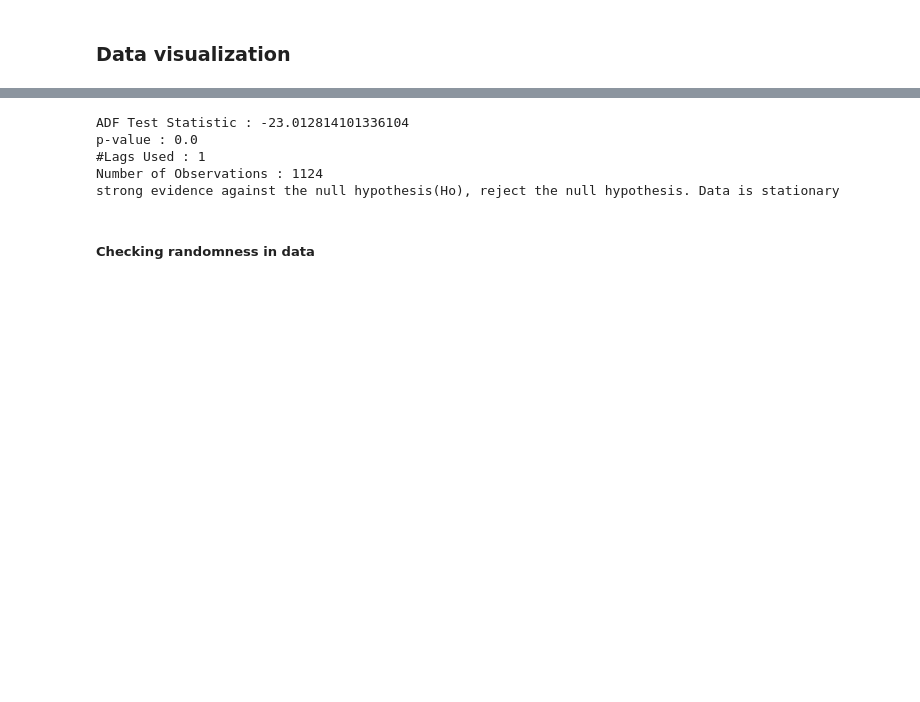
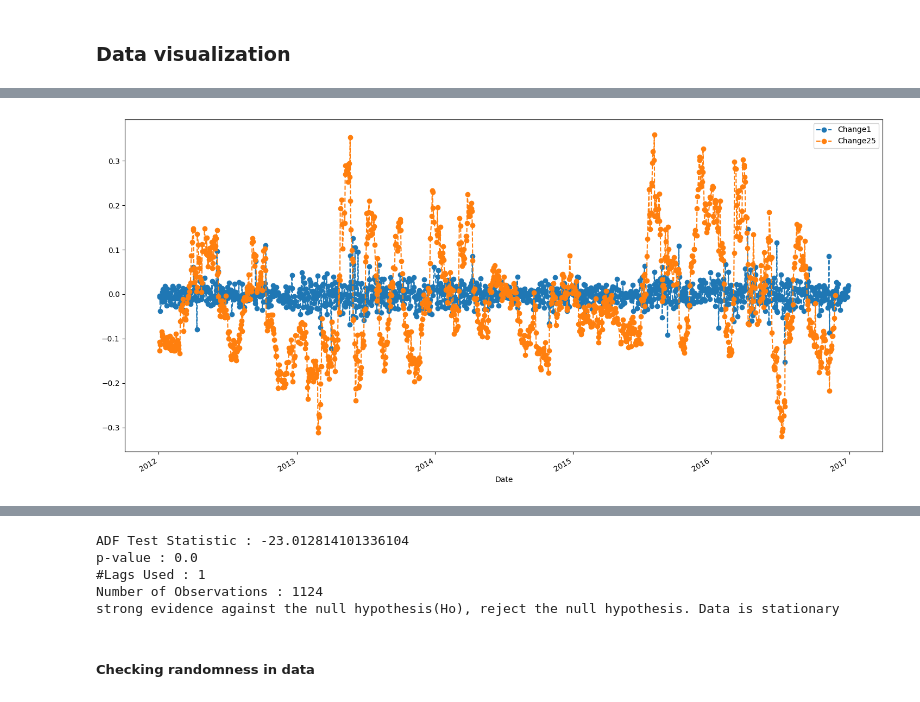
Before and after one commit to taharathussain/Stock-Price-Prediction, a Jupyter notebook: Code.ipynb, the cells around one changed output, grey strips where cells are left out. Cells and saved outputs as stored; diff of their text form; code cells hidden in the pictures; blank space fills up the shorter version.

```diff
--- a/Code.ipynb
+++ b/Code.ipynb
@@ -241,0 +210,12 @@ df_train[['Close','MovingAverage for 10 days','MovingAverage for 20 days','Movin
+# %%
+# Rate of Change
+MovingAverage_day = [1,5,10,15,20,25]
+for MovingAverage in MovingAverage_day:
+    column_name = "Change{}".format(str(MovingAverage))
+    df_train[column_name] = df_train['Close'].pct_change(MovingAverage)
+
+
+df_train[['Change1','Change25']].plot(figsize=(18,9),legend=True,linestyle='--',marker='o')
+plt.show()
+# %% [output]
+[figure, added]
```
Also changed, not shown: parts of 86 cells of this notebook.
